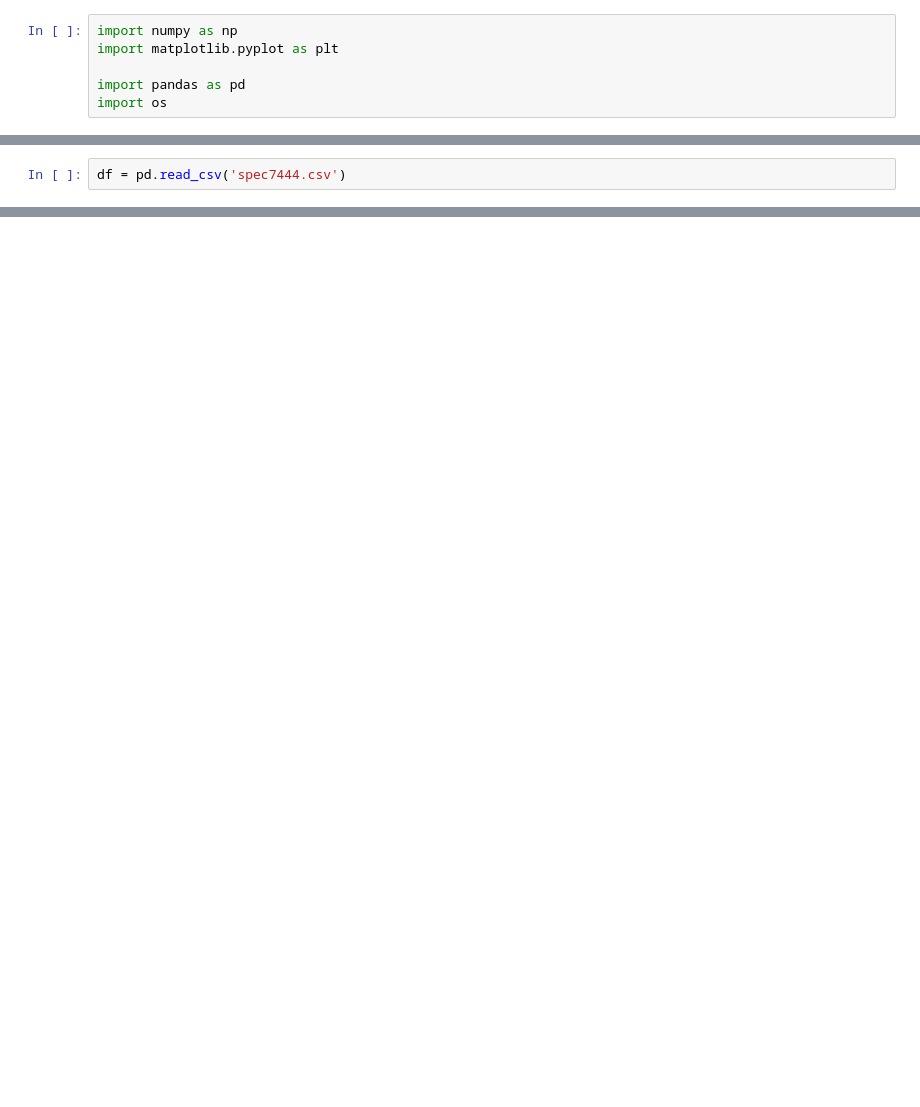
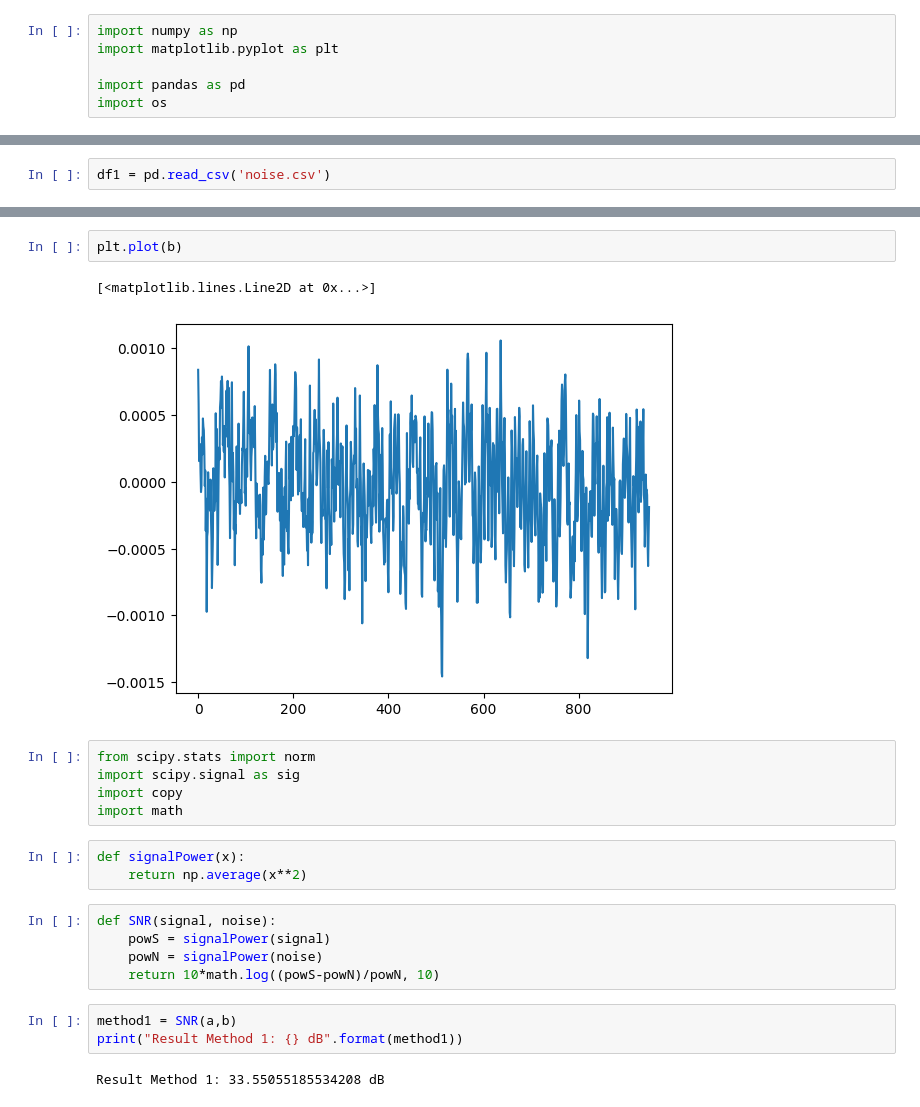
Before and after one commit to CaffineAddic/Flame_dianostics-temperature_profile_estimation_using_ML, a Jupyter notebook: Visual/visual_exp_data.ipynb, the cells around one changed output, grey strips where cells are left out. Cells and saved outputs as stored; diff of their text form; blank space fills up the shorter version.

Commit message:
added noise part

```diff
--- a/Visual/visual_exp_data.ipynb
+++ b/Visual/visual_exp_data.ipynb
@@ -9,2 +9,2 @@ os.chdir('/home/saumya/Documents/Spect_data/Exp_data')
 # %%
-df = pd.read_csv('spec7444.csv')
+df1 = pd.read_csv('noise.csv')
@@ -31,0 +58,23 @@ AttributeError: Line2D.set() got an unexpected keyword argument 'index'
+# %%
+plt.plot(b)
+# %% [output]
+[<matplotlib.lines.Line2D at 0x...>]
+[figure, added]
+# %%
+from scipy.stats import norm
+import scipy.signal as sig
+import copy
+import math
+# %%
+def signalPower(x):
+    return np.average(x**2)
+# %%
+def SNR(signal, noise):
+    powS = signalPower(signal)
+    powN = signalPower(noise)
+    return 10*math.log((powS-powN)/powN, 10)
+# %%
+method1 = SNR(a,b)
+print("Result Method 1: {} dB".format(method1))
+# %% [output]
+Result Method 1: 33.55055185534208 dB
```
Also changed, not shown: parts of 11 cells of this notebook, 4 other files.
